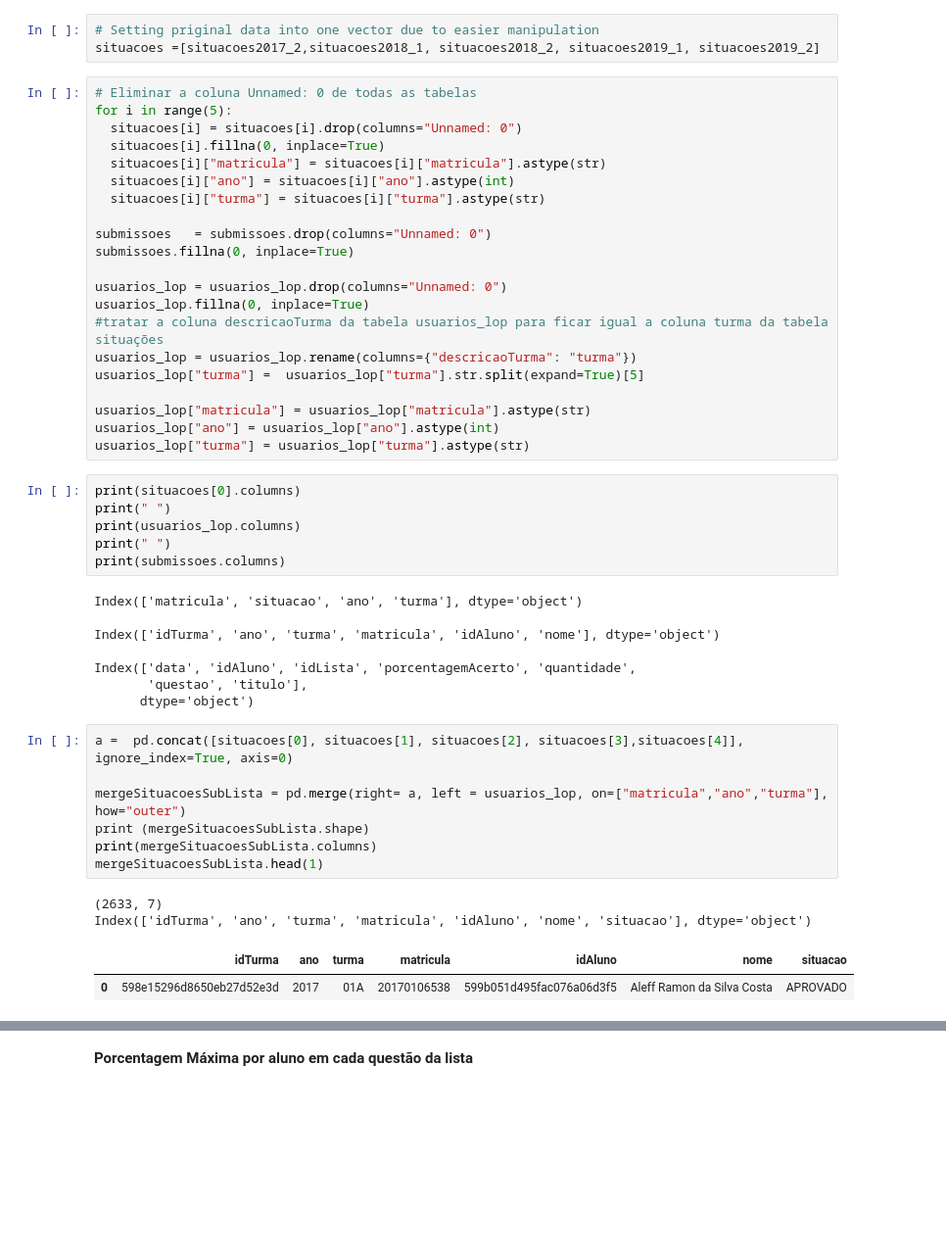
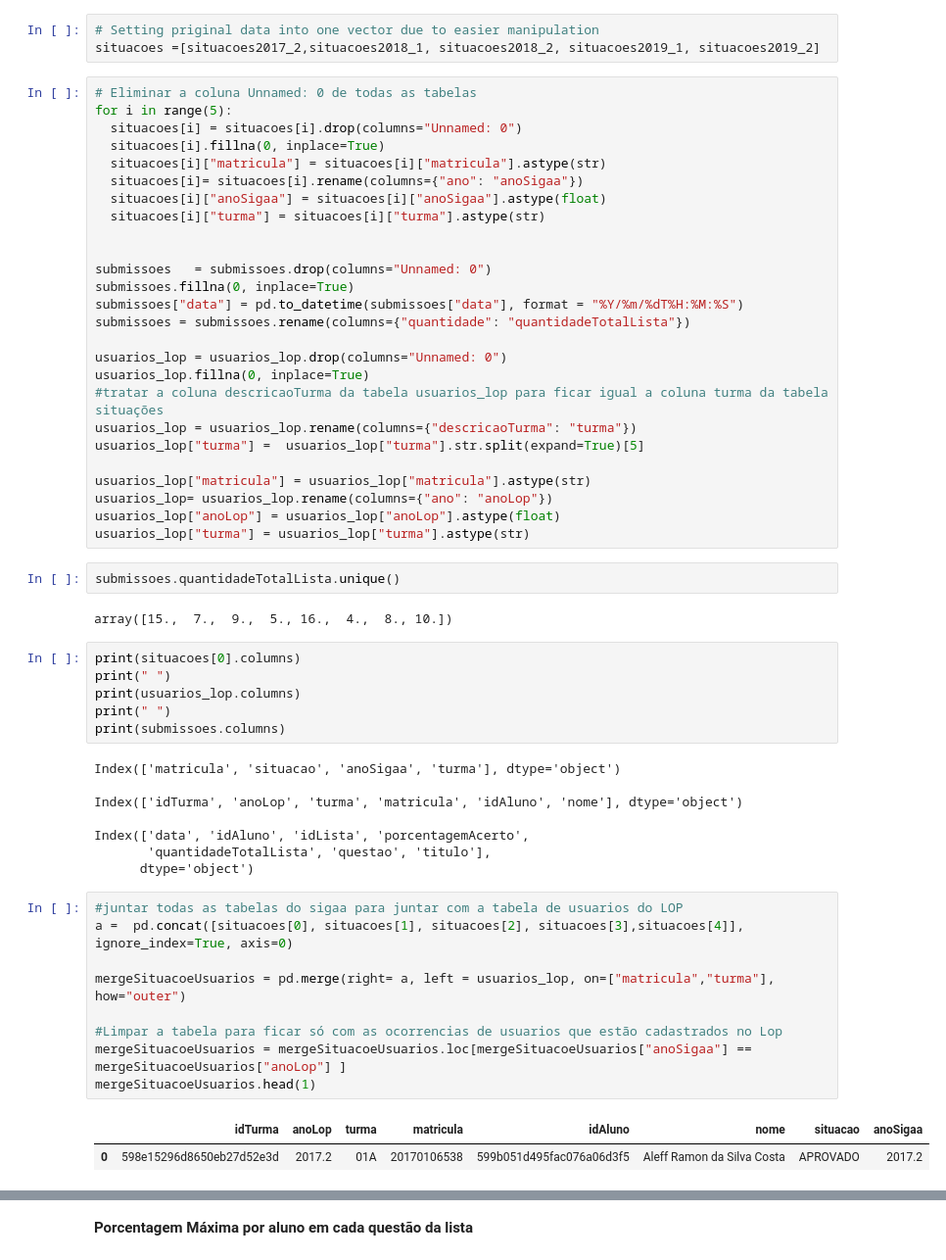
Before and after one commit to repitta/CienciaDeDadosEducacionais, a Jupyter notebook: notas_das_listas_de_LOP.ipynb, the cells around one changed output, grey strips where cells are left out. Shown: that part at 98% size. Drawn from its saved outputs; the diff is of its cells as text; blank space fills up the shorter version.

Commit message:
Falta a tabela final com todas as informações

```diff
--- a/notas_das_listas_de_LOP.ipynb
+++ b/notas_das_listas_de_LOP.ipynb
@@ -37,11 +37,15 @@ for i in range(5):
   situacoes[i] = situacoes[i].drop(columns="Unnamed: 0")
   situacoes[i].fillna(0, inplace=True)
   situacoes[i]["matricula"] = situacoes[i]["matricula"].astype(str)
-  situacoes[i]["ano"] = situacoes[i]["ano"].astype(int)
+  situacoes[i]= situacoes[i].rename(columns={"ano": "anoSigaa"})
+  situacoes[i]["anoSigaa"] = situacoes[i]["anoSigaa"].astype(float)
   situacoes[i]["turma"] = situacoes[i]["turma"].astype(str)
+
 
 submissoes   = submissoes.drop(columns="Unnamed: 0")
 submissoes.fillna(0, inplace=True)
+submissoes["data"] = pd.to_datetime(submissoes["data"], format = "%Y/%m/%dT%H:%M:%S")
+submissoes = submissoes.rename(columns={"quantidade": "quantidadeTotalLista"})
 
 usuarios_lop = usuarios_lop.drop(columns="Unnamed: 0")
 usuarios_lop.fillna(0, inplace=True)
@@ -50,8 +54,13 @@ usuarios_lop = usuarios_lop.rename(columns={"descricaoTurma": "turma"})
 usuarios_lop["turma"] =  usuarios_lop["turma"].str.split(expand=True)[5]
 
 usuarios_lop["matricula"] = usuarios_lop["matricula"].astype(str)
-usuarios_lop["ano"] = usuarios_lop["ano"].astype(int)
+usuarios_lop= usuarios_lop.rename(columns={"ano": "anoLop"})
+usuarios_lop["anoLop"] = usuarios_lop["anoLop"].astype(float)
 usuarios_lop["turma"] = usuarios_lop["turma"].astype(str)
+# %%
+submissoes.quantidadeTotalLista.unique()
+# %% [output]
+array([15.,  7.,  9.,  5., 16.,  4.,  8., 10.])
 # %%
 print(situacoes[0].columns)
 print(" ")
@@ -59,22 +68,22 @@ print(usuarios_lop.columns)
 print(" ")
 print(submissoes.columns)
 # %% [output]
-Index(['matricula', 'situacao', 'ano', 'turma'], dtype='object')
+Index(['matricula', 'situacao', 'anoSigaa', 'turma'], dtype='object')
 
-Index(['idTurma', 'ano', 'turma', 'matricula', 'idAluno', 'nome'], dtype='object')
+Index(['idTurma', 'anoLop', 'turma', 'matricula', 'idAluno', 'nome'], dtype='object')
 
-Index(['data', 'idAluno', 'idLista', 'porcentagemAcerto', 'quantidade',
-       'questao', 'titulo'],
+Index(['data', 'idAluno', 'idLista', 'porcentagemAcerto',
+       'quantidadeTotalLista', 'questao', 'titulo'],
       dtype='object')
 # %%
+#juntar todas as tabelas do sigaa para juntar com a tabela de usuarios do LOP
 a =  pd.concat([situacoes[0], situacoes[1], situacoes[2], situacoes[3],situacoes[4]], ignore_index=True, axis=0)
 
-mergeSituacoesSubLista = pd.merge(right= a, left = usuarios_lop, on=["matricula","ano","turma"], how="outer")
-print (mergeSituacoesSubLista.shape)
-print(mergeSituacoesSubLista.columns)
-mergeSituacoesSubLista.head(1)
+mergeSituacoeUsuarios = pd.merge(right= a, left = usuarios_lop, on=["matricula","turma"], how="outer")
+
+#Limpar a tabela para ficar só com as ocorrencias de usuarios que estão cadastrados no Lop
+mergeSituacoeUsuarios = mergeSituacoeUsuarios.loc[mergeSituacoeUsuarios["anoSigaa"] == mergeSituacoeUsuarios["anoLop"] ]
+mergeSituacoeUsuarios.head(1)
 # %% [output]
-(2633, 7)
-Index(['idTurma', 'ano', 'turma', 'matricula', 'idAluno', 'nome', 'situacao'], dtype='object')
-|  | idTurma | ano | turma | matricula | idAluno | nome | situacao |
-| 0 | 598e15296d8650eb27d52e3d | 2017 | 01A | 20170106538 | 599b051d495fac076a06d3f5 | Aleff Ramon da Silva Costa | APROVADO |
+|  | idTurma | anoLop | turma | matricula | idAluno | nome | situacao | anoSigaa |
+| 0 | 598e15296d8650eb27d52e3d | 2017.2 | 01A | 20170106538 | 599b051d495fac076a06d3f5 | Aleff Ramon da Silva Costa | APROVADO | 2017.2 |
```
Also changed, not shown: parts of 11 cells of this notebook.
